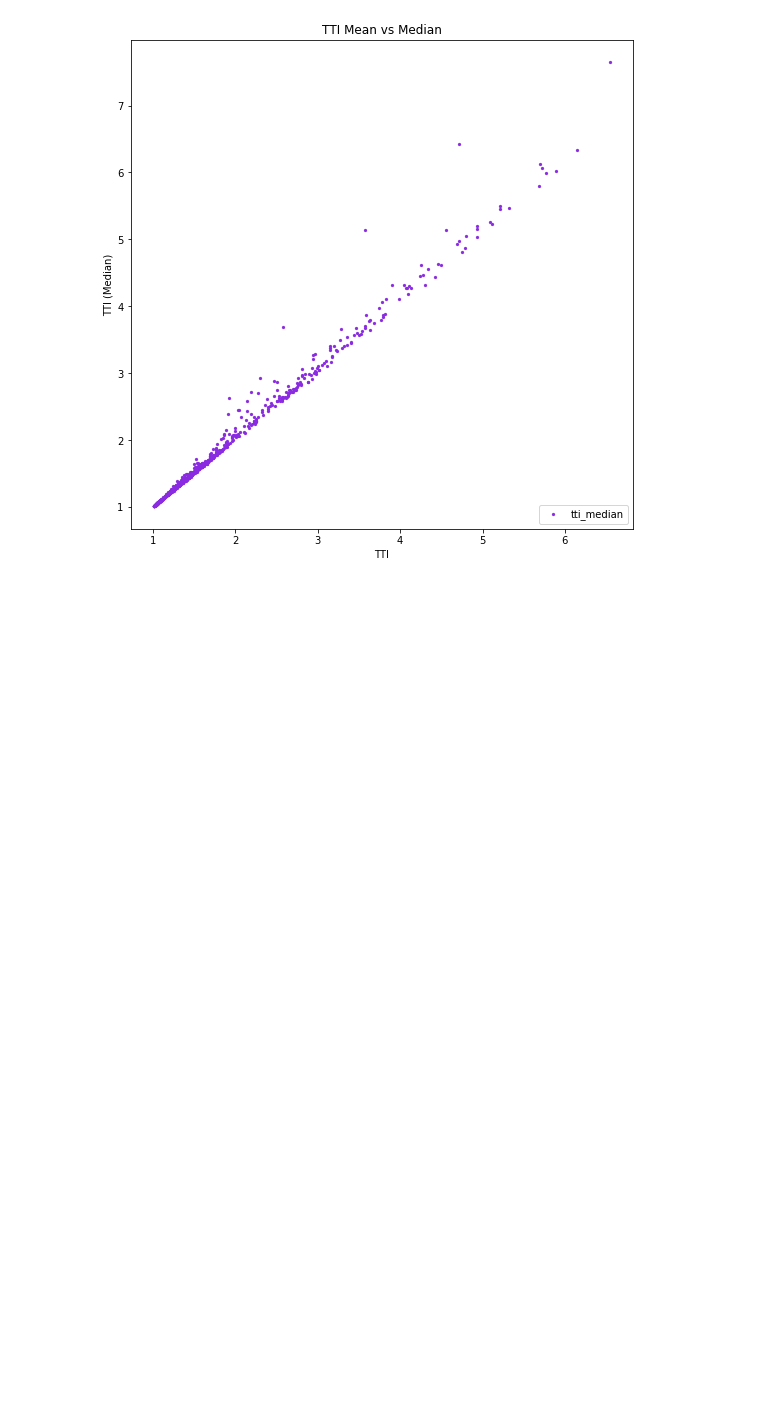
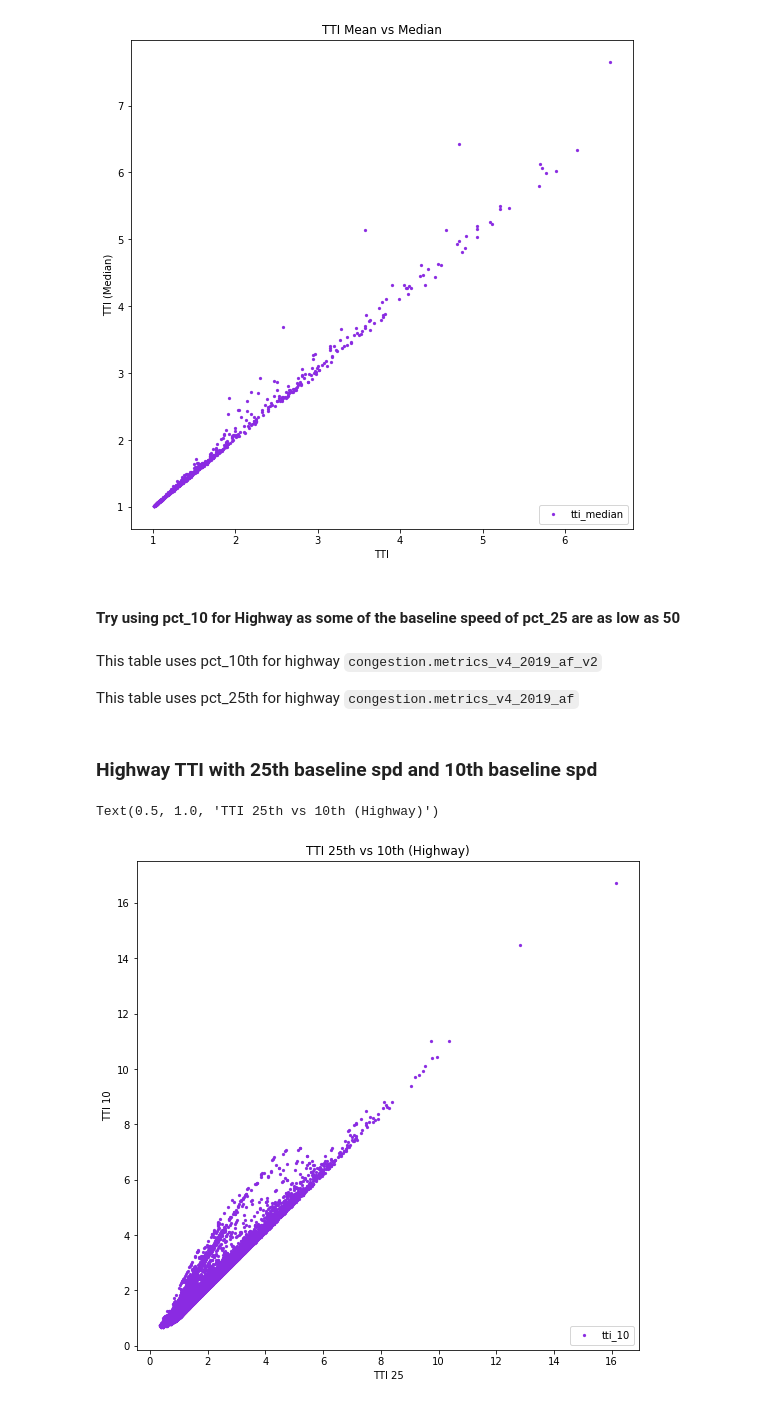
Before and after one commit to CityofToronto/bdit_congestion, a Jupyter notebook: congestion_data_aggregation/highway_deep_dive.ipynb, the cells around one changed output. Cells and saved outputs as stored; diff of their text form; code cells hidden in the pictures; blank space fills up the shorter version.

```diff
--- a/congestion_data_aggregation/highway_deep_dive.ipynb
+++ b/congestion_data_aggregation/highway_deep_dive.ipynb
@@ -320,3 +359,11 @@ ax.set_title('TTI Mean vs Median')
 # %% [output]
 Text(0.5, 1.0, 'TTI Mean vs Median')
 [figure]
+# %% [markdown]
+#### Try using pct_10 for Highway as some of the baseline speed of pct_25 are as low as 50
+# %% [markdown]
+This table uses pct_10th for highway `congestion.metrics_v4_2019_af_v2`
+
+This table uses pct_25th for highway `congestion.metrics_v4_2019_af`
+# %% [markdown]
+### Highway TTI with 25th baseline spd and 10th baseline spd
@@ -322,0 +376,13 @@ Text(0.5, 1.0, 'TTI Mean vs Median')
+# %%
+fig, ax = plt.subplots (1,1, figsize=(9,9))
+
+ax.scatter(pct_comp_hw['tti_25'], pct_comp_hw['tti_10'], marker = '.', linewidths =0.25, c='blueviolet')
+#ax.plot(range(0,40), range(0,40), '-', color = 'k')
+
+ax.legend(loc = 4)
+ax.set_xlabel('TTI 25')
+ax.set_ylabel('TTI 10')
+ax.set_title('TTI 25th vs 10th (Highway)')
+# %% [output]
+Text(0.5, 1.0, 'TTI 25th vs 10th (Highway)')
+[figure, added]
```
Also changed, not shown: parts of 10 cells of this notebook.
